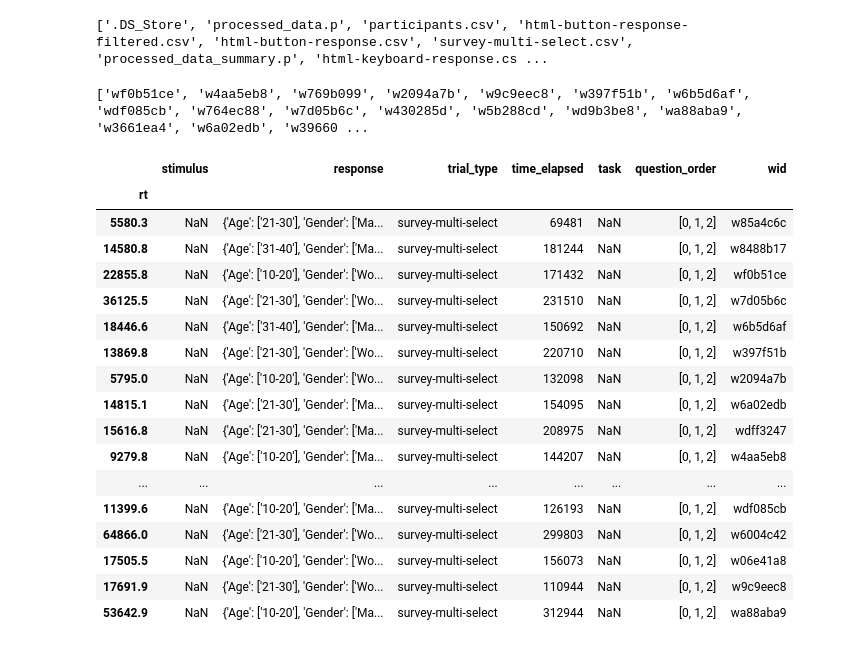
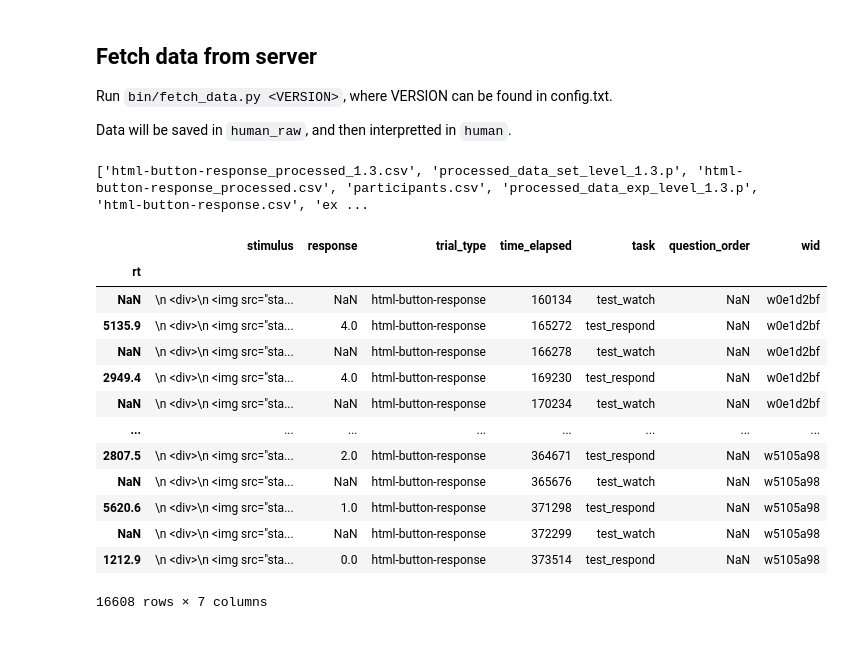
Before and after one commit to battleday/psirokuturk, a Jupyter notebook: analysis/interpret_data_processed.ipynb, the cells around one changed output. Drawn from its saved outputs; the diff is of its cells as text; code cells hidden in the pictures.

```diff
--- a/analysis/interpret_data_processed.ipynb
+++ b/analysis/interpret_data_processed.ipynb
@@ -7,39 +7,38 @@ import csv
 import pandas as pd
 from IPython.display import display, HTML
 import matplotlib
+# %% [markdown]
+## Fetch data from server
+
+Run `bin/fetch_data.py <VERSION>`, where VERSION can be found in config.txt.
+
+Data will be saved in `human_raw`, and then interpretted in `human`.
 # %%
 # N.B. all hacky and done quickly
-version = '1.0'
-load_dir = '../data/human/1.0'
+version = '1.3'
+load_dir = '../data/human/{}'.format(version)
 save_dir = load_dir
 print(os.listdir(load_dir))
-ignore = set(['w86a7f6a', 'we8453df', 'w85a4c6c', 'w93c8b0c', 'wb4d0e59', 'w8fe1e0c', 'w8488b17', 'w2bc1e74'])
 # %% [output]
-['.DS_Store', 'processed_data.p', 'participants.csv', 'html-button-response-filtered.csv', 'html-button-response.csv', 'survey-multi-select.csv', 'processed_data_summary.p', 'html-keyboard-response.cs ...
+['html-button-response_processed_1.3.csv', 'processed_data_set_level_1.3.p', 'html-button-response_processed.csv', 'participants.csv', 'processed_data_exp_level_1.3.p', 'html-button-response.csv', 'ex ...
 # %%
 responses = pd.read_csv("{}/html-button-response.csv".format(load_dir), index_col=0, squeeze=True)
 surveys = pd.read_csv("{}/survey-multi-select.csv".format(load_dir), index_col=0, squeeze=True)
 wids = set(responses.wid.tolist())
-validWids = list(wids - ignore)
-print(validWids)
-surveys
+
+responses
 # %% [output]
+|  | stimulus | response | trial_type | time_elapsed | task | question_order | wid |
+| rt |  |  |  |  |  |  |  |
+| NaN | \n <div>\n <img src="sta... | NaN | html-button-response | 160134 | test_watch | NaN | w0e1d2bf |
+| 5135.9 | \n <div>\n <img src="sta... | 4.0 | html-button-response | 165272 | test_respond | NaN | w0e1d2bf |
+| NaN | \n <div>\n <img src="sta... | NaN | html-button-response | 166278 | test_watch | NaN | w0e1d2bf |
+| 2949.4 | \n <div>\n <img src="sta... | 4.0 | html-button-response | 169230 | test_respond | NaN | w0e1d2bf |
+| NaN | \n <div>\n <img src="sta... | NaN | html-button-response | 170234 | test_watch | NaN | w0e1d2bf |
+| ... | ... | ... | ... | ... | ... | ... | ... |
+| 2807.5 | \n <div>\n <img src="sta... | 2.0 | html-button-response | 364671 | test_respond | NaN | w5105a98 |
+| NaN | \n <div>\n <img src="sta... | NaN | html-button-response | 365676 | test_watch | NaN | w5105a98 |
+| 5620.6 | \n <div>\n <img src="sta... | 1.0 | html-button-response | 371298 | test_respond | NaN | w5105a98 |
+| NaN | \n <div>\n <img src="sta... | NaN | html-button-response | 372299 | test_watch | NaN | w5105a98 |
+| 1212.9 | \n <div>\n <img src="sta... | 0.0 | html-button-response | 373514 | test_respond | NaN | w5105a98 |
-['wf0b51ce', 'w4aa5eb8', 'w769b099', 'w2094a7b', 'w9c9eec8', 'w397f51b', 'w6b5d6af', 'wdf085cb', 'w764ec88', 'w7d05b6c', 'w430285d', 'w5b288cd', 'wd9b3be8', 'wa88aba9', 'w3661ea4', 'w6a02edb', 'w39660 ...
+16608 rows × 7 columns
-|  | stimulus | response | trial_type | time_elapsed | task | question_order | wid |
-| rt |  |  |  |  |  |  |  |
-| 5580.3 | NaN | {'Age': ['21-30'], 'Gender': ['Ma... | survey-multi-select | 69481 | NaN | [0, 1, 2] | w85a4c6c |
-| 14580.8 | NaN | {'Age': ['31-40'], 'Gender': ['Ma... | survey-multi-select | 181244 | NaN | [0, 1, 2] | w8488b17 |
-| 22855.8 | NaN | {'Age': ['10-20'], 'Gender': ['Wo... | survey-multi-select | 171432 | NaN | [0, 1, 2] | wf0b51ce |
-| 36125.5 | NaN | {'Age': ['21-30'], 'Gender': ['Wo... | survey-multi-select | 231510 | NaN | [0, 1, 2] | w7d05b6c |
-| 18446.6 | NaN | {'Age': ['31-40'], 'Gender': ['Ma... | survey-multi-select | 150692 | NaN | [0, 1, 2] | w6b5d6af |
-| 13869.8 | NaN | {'Age': ['21-30'], 'Gender': ['Wo... | survey-multi-select | 220710 | NaN | [0, 1, 2] | w397f51b |
-| 5795.0 | NaN | {'Age': ['10-20'], 'Gender': ['Wo... | survey-multi-select | 132098 | NaN | [0, 1, 2] | w2094a7b |
-| 14815.1 | NaN | {'Age': ['21-30'], 'Gender': ['Ma... | survey-multi-select | 154095 | NaN | [0, 1, 2] | w6a02edb |
-| 15616.8 | NaN | {'Age': ['21-30'], 'Gender': ['Ma... | survey-multi-select | 208975 | NaN | [0, 1, 2] | wdff3247 |
-| 9279.8 | NaN | {'Age': ['10-20'], 'Gender': ['Ma... | survey-multi-select | 144207 | NaN | [0, 1, 2] | w4aa5eb8 |
-| ... | ... | ... | ... | ... | ... | ... | ... |
-| 11399.6 | NaN | {'Age': ['10-20'], 'Gender': ['Ma... | survey-multi-select | 126193 | NaN | [0, 1, 2] | wdf085cb |
-| 64866.0 | NaN | {'Age': ['21-30'], 'Gender': ['Wo... | survey-multi-select | 299803 | NaN | [0, 1, 2] | w6004c42 |
-| 17505.5 | NaN | {'Age': ['10-20'], 'Gender': ['Wo... | survey-multi-select | 156073 | NaN | [0, 1, 2] | w06e41a8 |
-| 17691.9 | NaN | {'Age': ['21-30'], 'Gender': ['Wo... | survey-multi-select | 110944 | NaN | [0, 1, 2] | w9c9eec8 |
-| 53642.9 | NaN | {'Age': ['10-20'], 'Gender': ['Ma... | survey-multi-select | 312944 | NaN | [0, 1, 2] | wa88aba9 |
```
Also changed, not shown: parts of 10 cells of this notebook, 17 other files.
